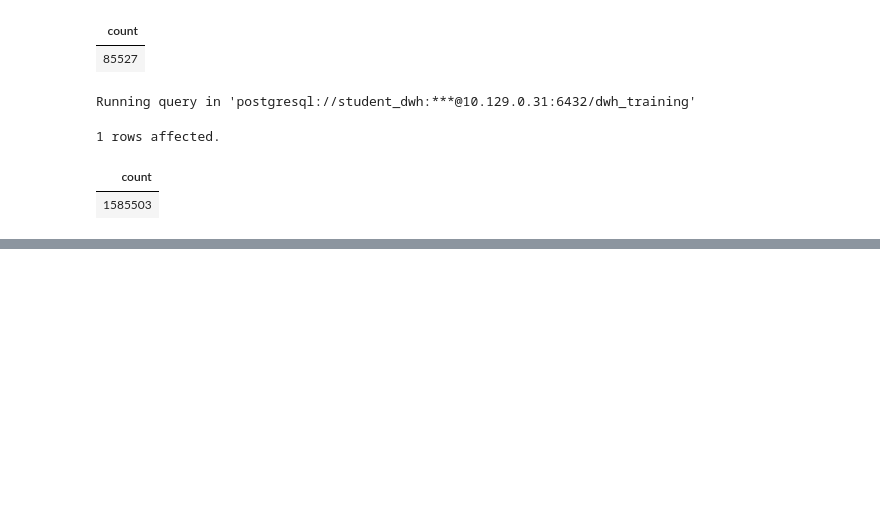
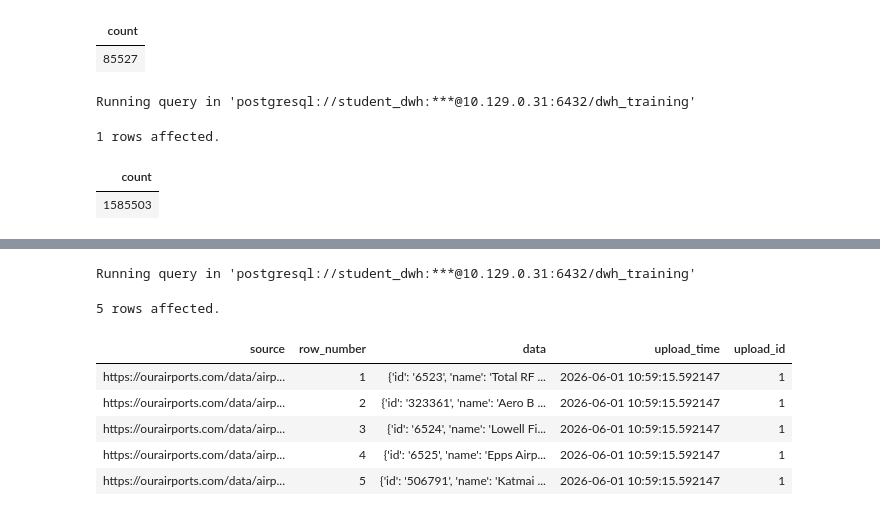
Before and after one commit to d-pascenco/dwh_sql_project_team_Tro_Sam_Ser_Pas, a Jupyter notebook: python/utils/dwh_training_sql_запросы.ipynb, the cells around one changed output, grey strips where cells are left out. Cells and saved outputs as stored; diff of their text form; code cells hidden in the pictures; blank space fills up the shorter version.

```diff
--- a/python/utils/dwh_training_sql_запросы.ipynb
+++ b/python/utils/dwh_training_sql_запросы.ipynb
@@ -150,3 +150,16 @@ Running query in 'postgresql://student_dwh:***@10.129.0.31:6432/dwh_training'
 | flow_name | last_success_upload | last_loaded_source | last_upload_id | row_count_uploaded | status | error_text | ... |
 | load_airports_to_ods | 2026-06-01 14:08:04.383533 | https://ourairports.com/data/airp... | 2 | 0 | SUCCESS | None | ... |
 | load_flights_to_ods | 2026-06-01 14:08:09.121564 | None | None | 0 | SUCCESS | No new files | ... |
+# %%
+%%sql
+select * from team_tro_sam_ser_pas_ods.airports_raw
+limit 5;
+# %% [output]
+Running query in 'postgresql://student_dwh:***@10.129.0.31:6432/dwh_training'
+5 rows affected.
+| source | row_number | data | upload_time | upload_id |
+| https://ourairports.com/data/airp... | 1 | {'id': '6523', 'name': 'Total RF ... | 2026-06-01 10:59:15.592147 | 1 |
+| https://ourairports.com/data/airp... | 2 | {'id': '323361', 'name': 'Aero B ... | 2026-06-01 10:59:15.592147 | 1 |
+| https://ourairports.com/data/airp... | 3 | {'id': '6524', 'name': 'Lowell Fi... | 2026-06-01 10:59:15.592147 | 1 |
+| https://ourairports.com/data/airp... | 4 | {'id': '6525', 'name': 'Epps Airp... | 2026-06-01 10:59:15.592147 | 1 |
+| https://ourairports.com/data/airp... | 5 | {'id': '506791', 'name': 'Katmai ... | 2026-06-01 10:59:15.592147 | 1 |
```
Also changed, not shown: parts of 1 cell of this notebook, 12 other files.
